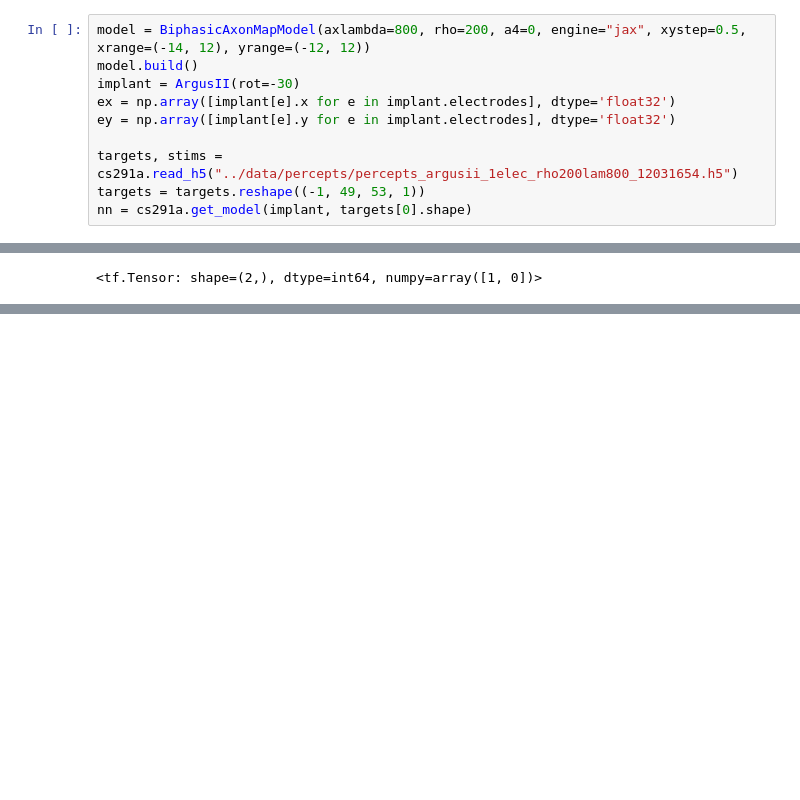
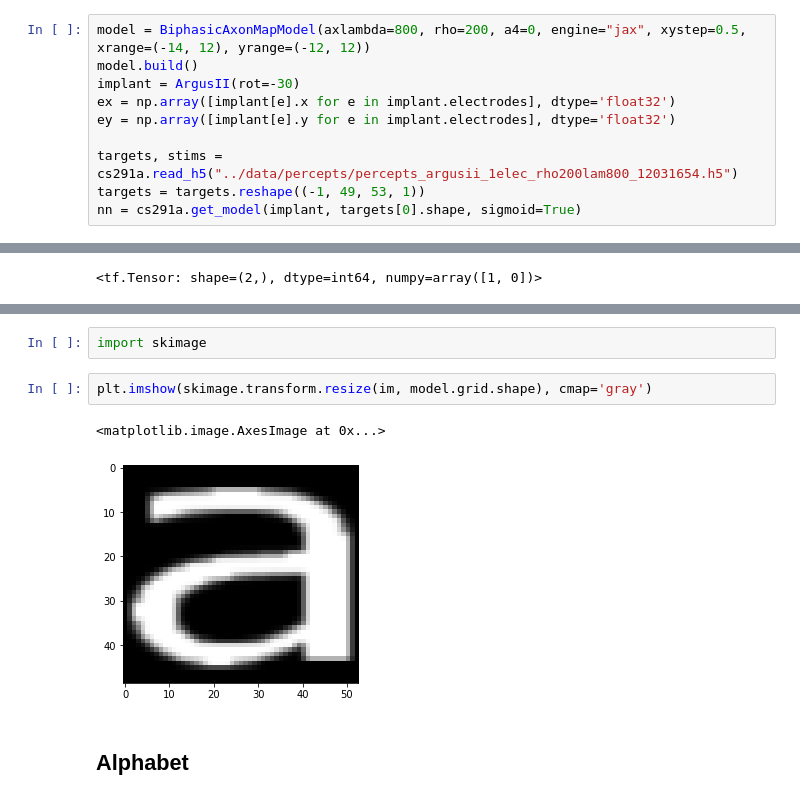
Before and after one commit to jgranley/CS291a, a Jupyter notebook: notebooks/tf_p2p.ipynb, the cells around one changed output, grey strips where cells are left out. Cells and saved outputs as stored; diff of their text form; blank space fills up the shorter version.

```diff
--- a/notebooks/tf_p2p.ipynb
+++ b/notebooks/tf_p2p.ipynb
@@ -319,4 +317,4 @@ ey = np.array([implant[e].y for e in implant.electrodes], dtype='float32')
 
 targets, stims = cs291a.read_h5("../data/percepts/percepts_argusii_1elec_rho200lam800_12031654.h5")
 targets = targets.reshape((-1, 49, 53, 1))
-nn = cs291a.get_model(implant, targets[0].shape)
+nn = cs291a.get_model(implant, targets[0].shape, sigmoid=True)
@@ -455,0 +511,9 @@ tf.math.count_nonzero(tf.constant([[True, False, False], [False, False, False]])
+# %%
+import skimage
+# %%
+plt.imshow(skimage.transform.resize(im, model.grid.shape), cmap='gray')
+# %% [output]
+<matplotlib.image.AxesImage at 0x...>
+[figure, added]
+# %% [markdown]
+## Alphabet
```
Also changed, not shown: parts of 19 cells of this notebook, 15 other files.
